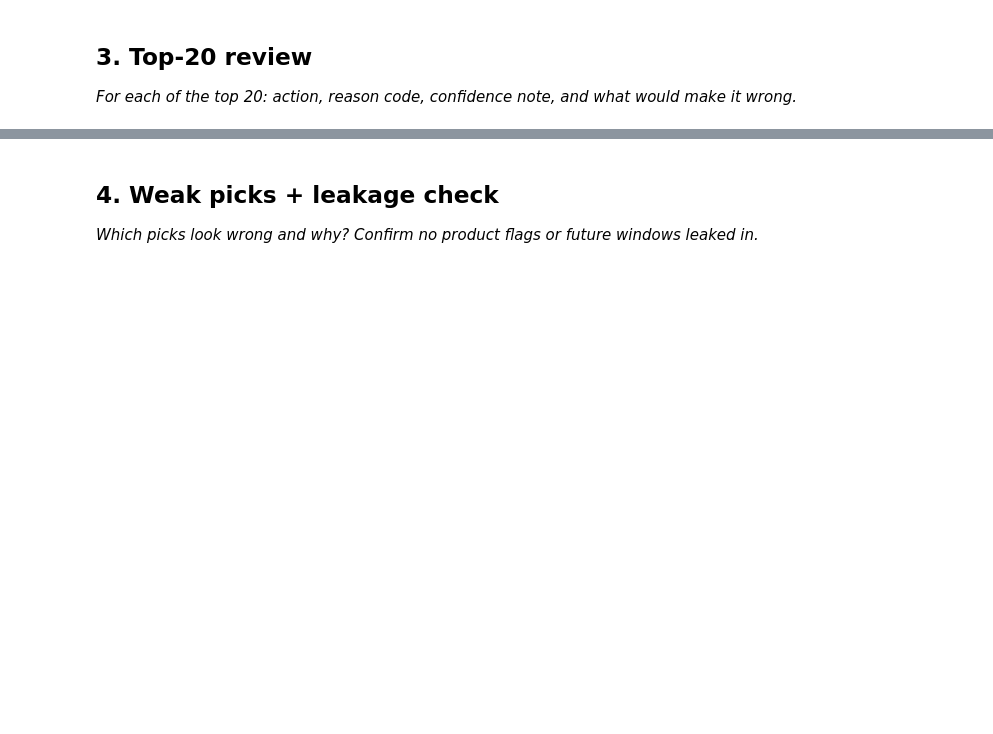
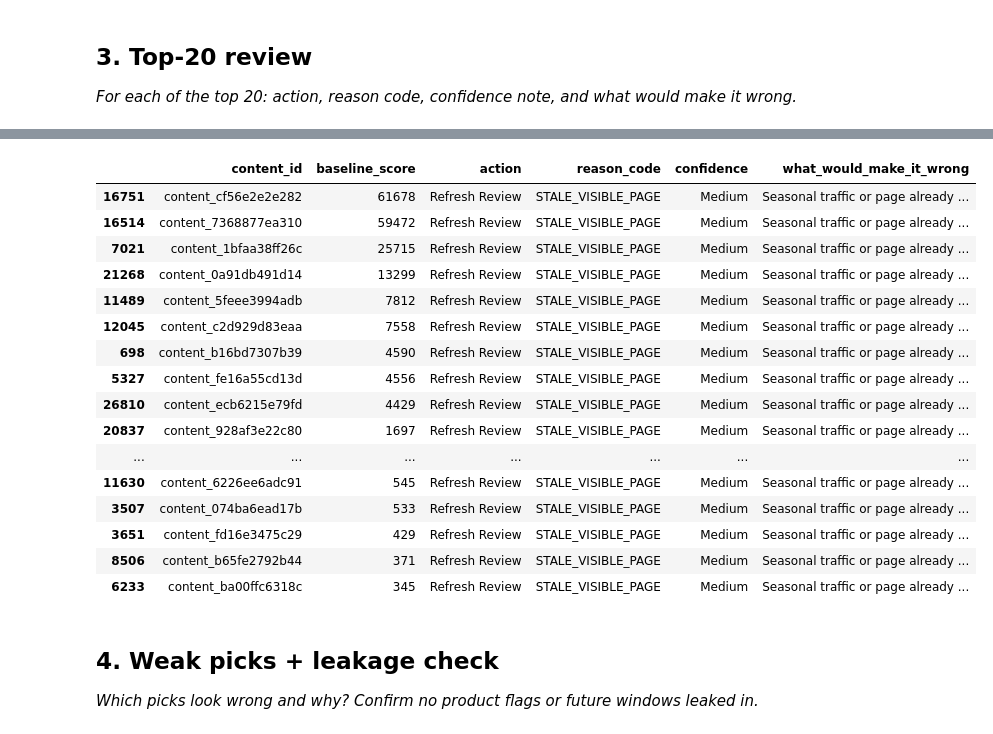
Before and after one commit to UbaidMalik365/flyrank-ml-internship, a Jupyter notebook: work/notebooks/w04_baseline_score.ipynb, the cells around one changed output, grey strips where cells are left out. Saved outputs shown, nothing was run; the diff lists cells and outputs as text; code cells hidden in the pictures; blank space fills up the shorter version.

```diff
--- a/work/notebooks/w04_baseline_score.ipynb
+++ b/work/notebooks/w04_baseline_score.ipynb
@@ -30,3 +143,61 @@ This skeleton is yours to fill. Work the sections **in order** — each one has
+# %%
+import pandas as pd
+
+# Load dataset
+df = pd.read_csv("data/raw/content_refresh_anonymized.csv")
+
+# Baseline score
+df["baseline_score"] = (
+    df["impressions_90d"] *
+    (df["days_since_last_update"] >= 180).astype(int)
+)
+
+# Reason code
+df["reason_code"] = "STALE_VISIBLE_PAGE"
+
+# Action
+df["action"] = "Refresh Review"
+
+# Confidence
+df["confidence"] = "Medium"
+
+# What could make it wrong?
+df["what_would_make_it_wrong"] = (
+    "Seasonal traffic or page already planned for update."
+)
+
+# Top 20
+top20 = df.sort_values(
+    "baseline_score",
+    ascending=False
+).head(20)
+
+display(top20[[
+    "content_id",
+    "baseline_score",
+    "action",
+    "reason_code",
+    "confidence",
+    "what_would_make_it_wrong"
+]])
+# %% [output]
+|  | content_id | baseline_score | action | reason_code | confidence | what_would_make_it_wrong |
+| 16751 | content_cf56e2e2e282 | 61678 | Refresh Review | STALE_VISIBLE_PAGE | Medium | Seasonal traffic or page already ... |
+| 16514 | content_7368877ea310 | 59472 | Refresh Review | STALE_VISIBLE_PAGE | Medium | Seasonal traffic or page already ... |
+| 7021 | content_1bfaa38ff26c | 25715 | Refresh Review | STALE_VISIBLE_PAGE | Medium | Seasonal traffic or page already ... |
+| 21268 | content_0a91db491d14 | 13299 | Refresh Review | STALE_VISIBLE_PAGE | Medium | Seasonal traffic or page already ... |
+| 11489 | content_5feee3994adb | 7812 | Refresh Review | STALE_VISIBLE_PAGE | Medium | Seasonal traffic or page already ... |
+| 12045 | content_c2d929d83eaa | 7558 | Refresh Review | STALE_VISIBLE_PAGE | Medium | Seasonal traffic or page already ... |
+| 698 | content_b16bd7307b39 | 4590 | Refresh Review | STALE_VISIBLE_PAGE | Medium | Seasonal traffic or page already ... |
+| 5327 | content_fe16a55cd13d | 4556 | Refresh Review | STALE_VISIBLE_PAGE | Medium | Seasonal traffic or page already ... |
+| 26810 | content_ecb6215e79fd | 4429 | Refresh Review | STALE_VISIBLE_PAGE | Medium | Seasonal traffic or page already ... |
+| 20837 | content_928af3e22c80 | 1697 | Refresh Review | STALE_VISIBLE_PAGE | Medium | Seasonal traffic or page already ... |
+| ... | ... | ... | ... | ... | ... | ... |
+| 11630 | content_6226ee6adc91 | 545 | Refresh Review | STALE_VISIBLE_PAGE | Medium | Seasonal traffic or page already ... |
+| 3507 | content_074ba6ead17b | 533 | Refresh Review | STALE_VISIBLE_PAGE | Medium | Seasonal traffic or page already ... |
+| 3651 | content_fd16e3475c29 | 429 | Refresh Review | STALE_VISIBLE_PAGE | Medium | Seasonal traffic or page already ... |
+| 8506 | content_b65fe2792b44 | 371 | Refresh Review | STALE_VISIBLE_PAGE | Medium | Seasonal traffic or page already ... |
+| 6233 | content_ba00ffc6318c | 345 | Refresh Review | STALE_VISIBLE_PAGE | Medium | Seasonal traffic or page already ... |
 # %% [markdown]
 ## 4. Weak picks + leakage check
 
```
Also changed, not shown: parts of 12 cells of this notebook.
